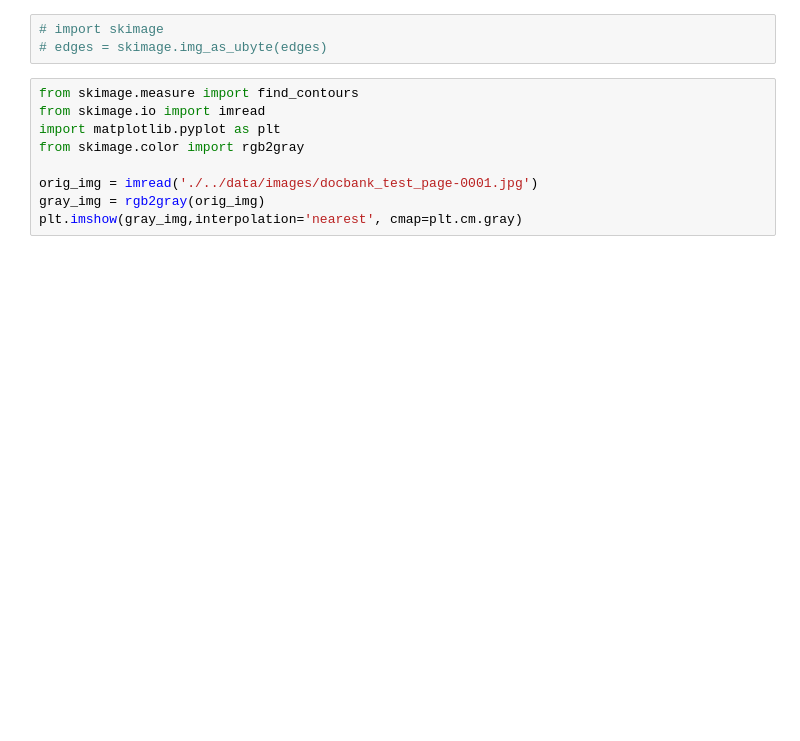
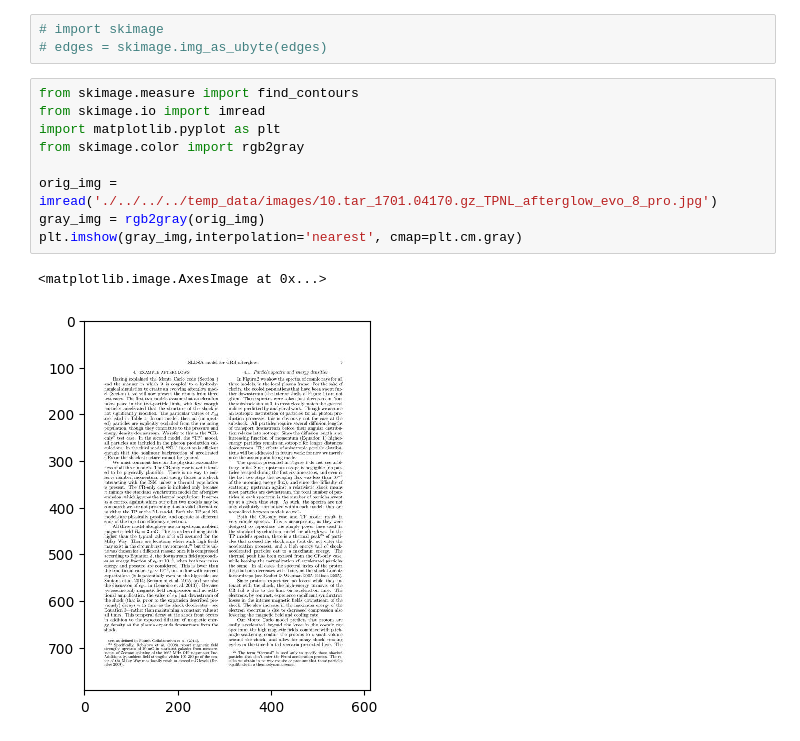
Before and after one commit to IITB-LEAP-OCR/TEXTRON, a Jupyter notebook: LFs/image_processing_LFs/Experiment.ipynb, the cells around one changed output. Drawn from its saved outputs; the diff is of its cells as text; blank space fills up the shorter version.

```diff
--- a/LFs/image_processing_LFs/Experiment.ipynb
+++ b/LFs/image_processing_LFs/Experiment.ipynb
@@ -4,12 +4,15 @@
 # %%
 from skimage.measure import find_contours
 from skimage.io import imread
 import matplotlib.pyplot as plt
 from skimage.color import rgb2gray
 
-orig_img = imread('./../data/images/docbank_test_page-0001.jpg')
+orig_img = imread('./../../../temp_data/images/10.tar_1701.04170.gz_TPNL_afterglow_evo_8_pro.jpg')
 gray_img = rgb2gray(orig_img)
 plt.imshow(gray_img,interpolation='nearest', cmap=plt.cm.gray)
+# %% [output]
+<matplotlib.image.AxesImage at 0x...>
+[figure, added]
 # %%
 contours = find_contours(gray_img, 0.8)
 
```
Also changed, not shown: parts of 2 cells of this notebook, 9 other files.
